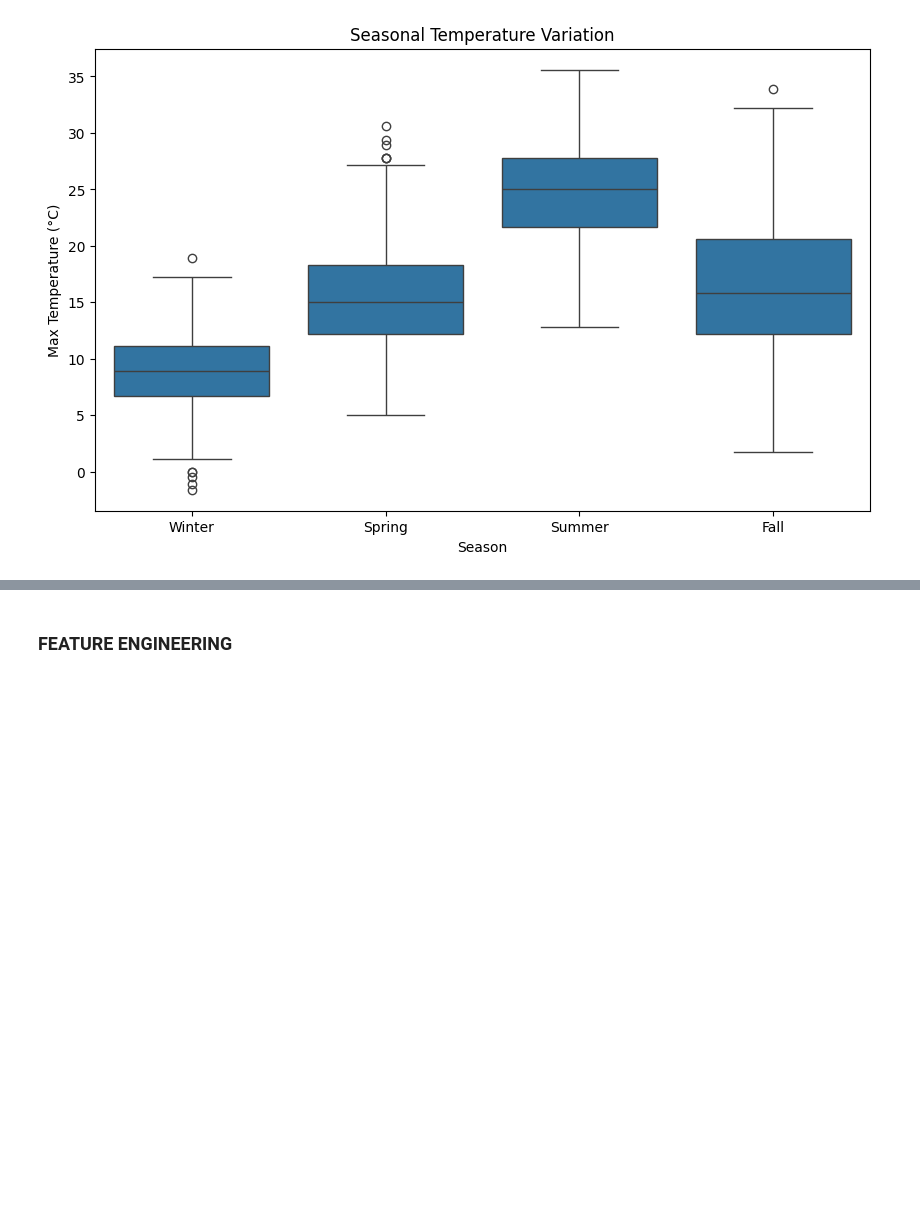
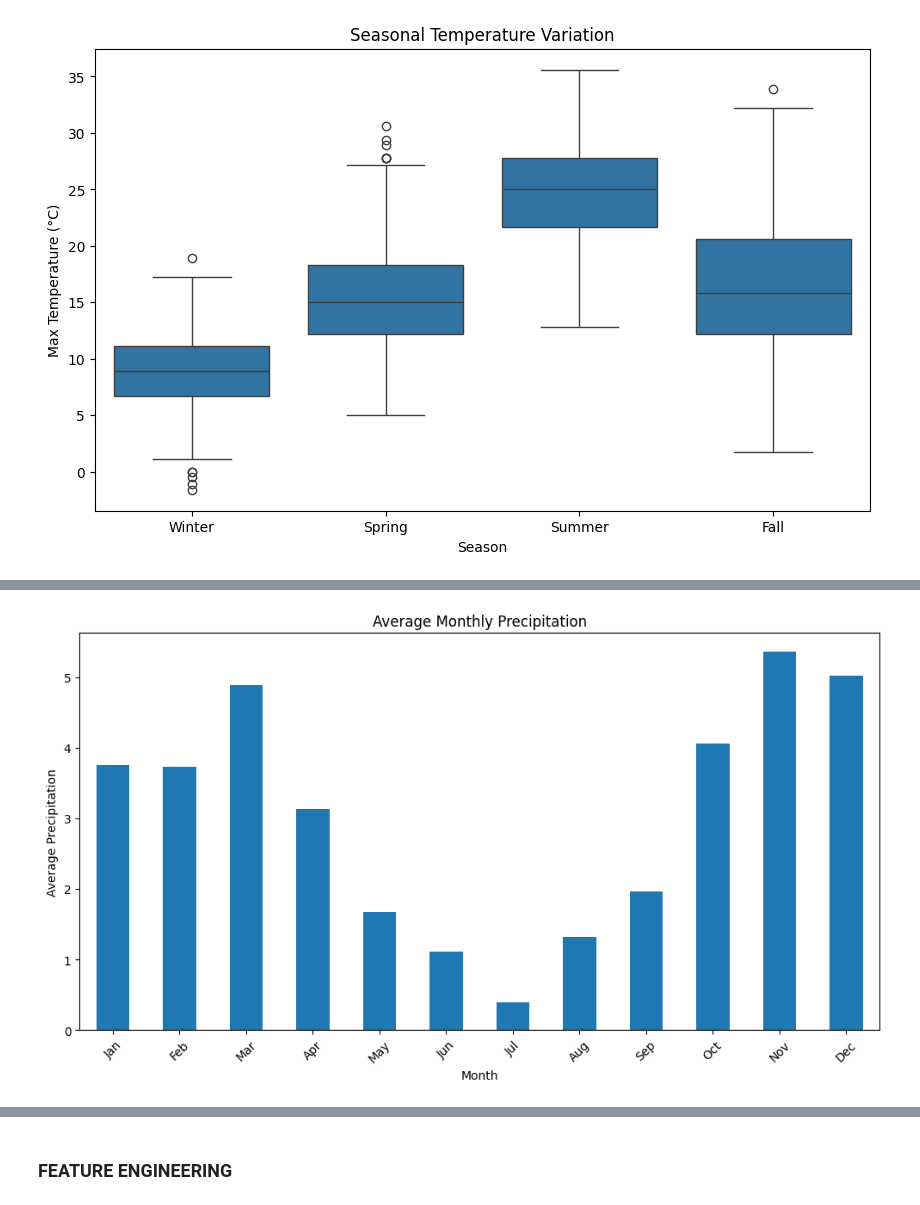
Before and after one commit to adilmrcodeaz/Weather-Data-Analysis, a Jupyter notebook: main.ipynb, the cells around one changed output, grey strips where cells are left out. Cells and saved outputs as stored; diff of their text form; code cells hidden in the pictures; blank space fills up the shorter version.

```diff
--- a/main.ipynb
+++ b/main.ipynb
@@ -173,0 +267,12 @@ plt.show()
+# %%
+# 3. Monthly Precipitation Patterns
+monthly_precip = df.groupby(df['date'].dt.month)['precipitation'].mean()
+plt.figure(figsize=(12, 6))
+monthly_precip.plot(kind='bar')
+plt.title('Average Monthly Precipitation')
+plt.xlabel('Month')
+plt.ylabel('Average Precipitation')
+plt.xticks(range(12), ['Jan', 'Feb', 'Mar', 'Apr', 'May', 'Jun', 'Jul', 'Aug', 'Sep', 'Oct', 'Nov', 'Dec'], rotation=45)
+plt.show()
+# %% [output]
+[figure, added]
```
Also changed, not shown: parts of 43 cells of this notebook.
